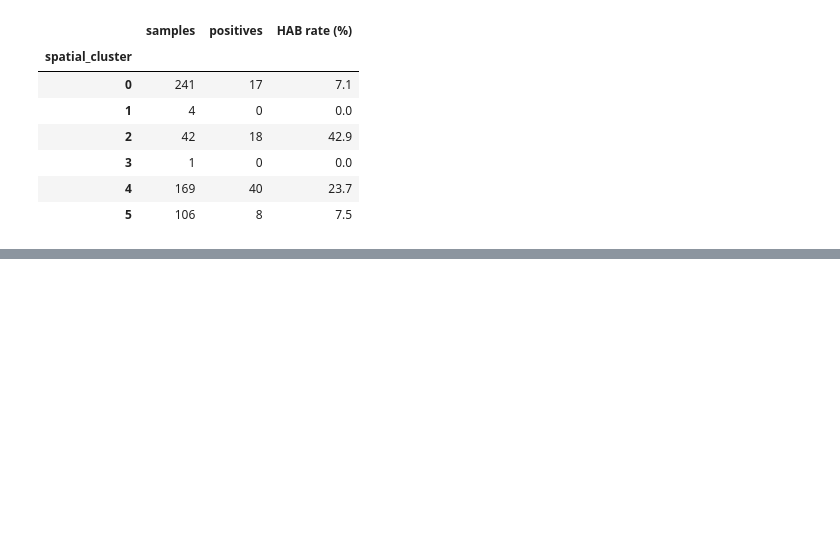
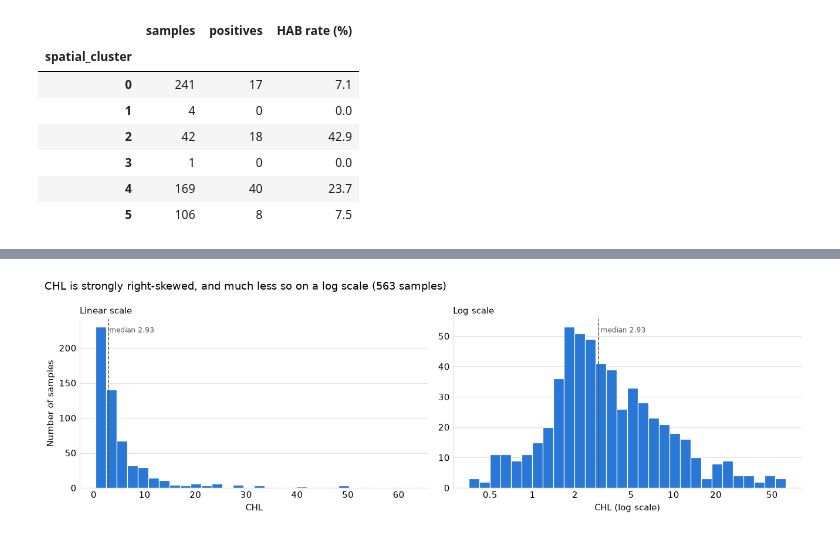
Before and after one commit to miguelbarbas/MLProjectPartII-26-27, a Jupyter notebook: HAB_EDA.ipynb, the cells around one changed output, grey strips where cells are left out. Drawn from its saved outputs; the diff is of its cells as text; code cells hidden in the pictures; blank space fills up the shorter version.

```diff
--- a/01_class_imbalance.ipynb
+++ b/HAB_EDA.ipynb
@@ -212,0 +252,42 @@ for column in GROUPS:
+# %%
+CHL_BINS = 30
+LOG_BINS = np.geomspace(chl.min(), chl.max(), CHL_BINS + 1)
+LOG_TICKS = [0.5, 1, 2, 5, 10, 20, 50]
+
+
+def format_log_axis(ax):
+    """Use a log x-axis with plain numbers as tick labels."""
+    ax.set_xscale("log")
+    ax.set_xticks(LOG_TICKS, [str(tick) for tick in LOG_TICKS])
+    ax.minorticks_off()
+
+
+def mark_median(ax, values):
+    """Draw and label the median of the values on a histogram."""
+    median = values.median()
+    ax.axvline(median, color=REFERENCE_COLOR, linestyle="--", linewidth=1)
+    ax.text(median * 1.04, ax.get_ylim()[1] * 0.92, f"median {median:.2f}", color=REFERENCE_COLOR, fontsize=8)
+
+
+fig, (ax_linear, ax_log) = plt.subplots(1, 2, figsize=(12, 3.8))
+
+ax_linear.hist(chl, bins=CHL_BINS, color=BAR_COLOR, edgecolor="white", linewidth=0.8)
+ax_linear.set_xlabel("CHL")
+ax_linear.set_title("Linear scale", loc="left", fontsize=10)
+
+ax_log.hist(chl, bins=LOG_BINS, color=BAR_COLOR, edgecolor="white", linewidth=0.8)
+format_log_axis(ax_log)
+ax_log.set_xlabel("CHL (log scale)")
+ax_log.set_title("Log scale", loc="left", fontsize=10)
+
+ax_linear.set_ylabel("Number of samples")
+for ax in (ax_linear, ax_log):
+    ax.yaxis.grid(True, color=GRID_COLOR)
+    ax.tick_params(length=0)
+    mark_median(ax, chl)
+
+fig.suptitle(f"CHL is strongly right-skewed, and much less so on a log scale ({len(chl)} samples)", x=0.01, ha="left")
+fig.tight_layout()
+plt.show()
+# %% [output]
+[figure, added]
```
Also changed, not shown: parts of 9 cells of this notebook, 1 other file.
